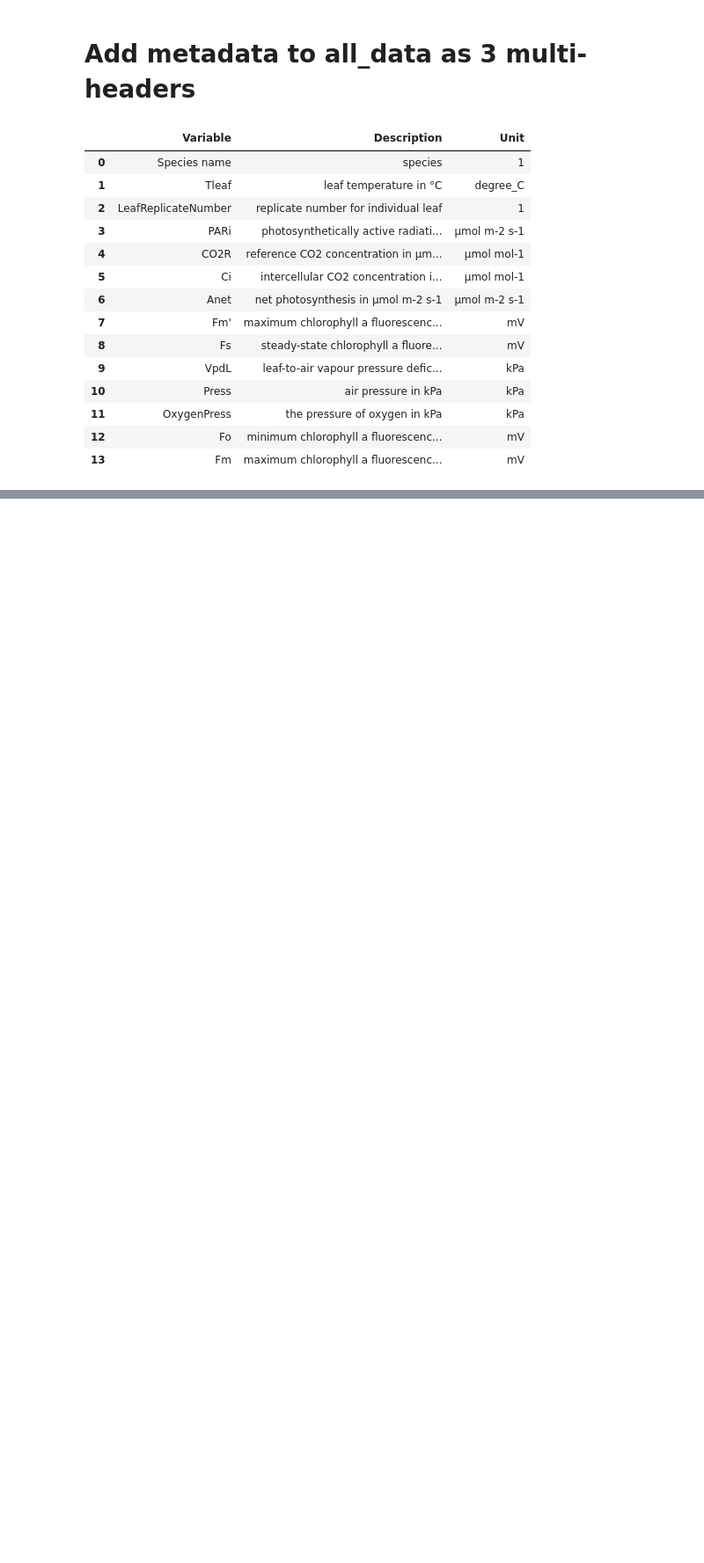
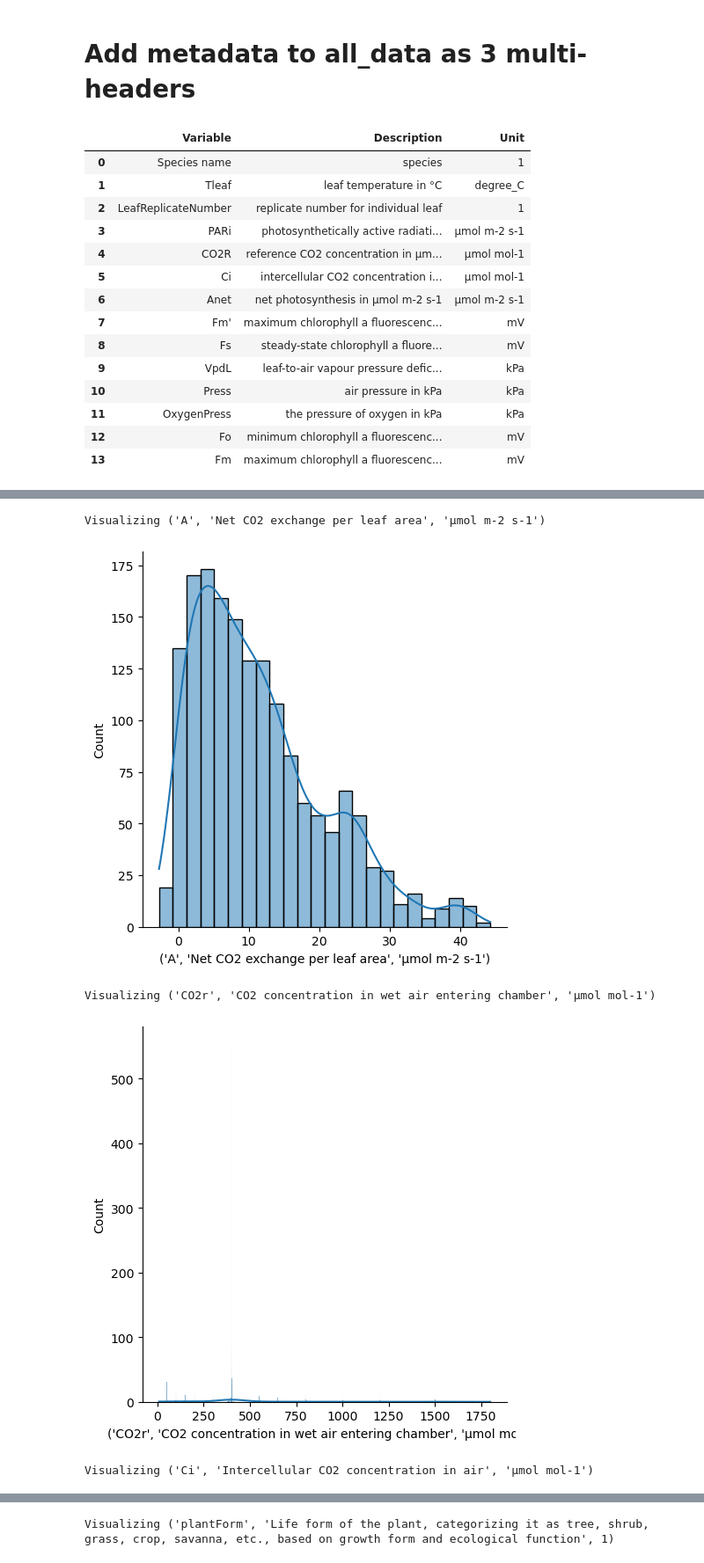
Before and after one commit to msteckle/leaf_gas_exchange_database, a Jupyter notebook: notebooks/han_2022.ipynb, the cells around one changed output, grey strips where cells are left out. Shown at 88% size. Drawn from its saved outputs; the diff is of its cells as text; code cells hidden in the pictures; blank space fills up the shorter version.

```diff
--- a/notebooks/han_2022.ipynb
+++ b/notebooks/han_2022.ipynb
@@ -300,0 +474,35 @@ data.to_csv('data/han_2022/han_2022_data.csv', index=False)
+# %%
+# fix species name issues I found using the code below:
+def fix_species_name(name):
+    """
+    Strip extra whitespace and, for specific species, add a trailing period.
+    """
+    name = name.strip()  # remove extra whitespace
+    corrections = {
+        "Liriodendron tulipifera L": "Liriodendron tulipifera L.",
+        "Quercus falcata Michx": "Quercus falcata Michx.",
+        "Quercus shumardii Buckl": "Quercus shumardii Buckl."
+    }
+    return corrections.get(name, name)
+
+# Create a new single-level species key in filtered_standard_data
+filtered_standard_data['species_key'] = filtered_standard_data[
+    ('species', 'Full species name and subspecies if applicable', 1)
+].apply(fix_species_name)
+
+# Create a new single-level species key in misc_cols
+misc_cols['species_key'] = misc_cols[
+    ('species', 'Full species name and subspecies if applicable', 1)
+].apply(fix_species_name)
+
+# Merge using the new species_key column with an indicator to track matches
+merged_df = filtered_standard_data.merge(
+    misc_cols,
+    on='species_key',
+    how='left',
+    indicator=True
+)
+
+# Identify rows in filtered_standard_data that did not have a match in misc_cols
+unmatched_species = merged_df[merged_df['_merge'] == 'left_only']
+unmatched_species['species_key'].unique()
@@ -300,0 +516,15 @@ data.to_csv('data/han_2022/han_2022_data.csv', index=False)
+# %%
+merged_df = merged_df.drop(columns=['species_key', '_merge', 'species_y'])
+merged_df = merged_df.rename(columns={'species_x':'species'})
+filtered_standard_data = merged_df.copy()
+# %%
+# Iterate over filtered_standard_data columns and visualize
+for col in filtered_standard_data.columns:
+    print(f"Visualizing {col}")
+    funcs.visualize_all_columns(filtered_standard_data[col])
+# %% [output]
+Visualizing ('A', 'Net CO2 exchange per leaf area', 'μmol m-2 s-1')
+[figure, added]
+Visualizing ('CO2r', 'CO2 concentration in wet air entering chamber', 'μmol mol-1')
+[figure, added]
+Visualizing ('Ci', 'Intercellular CO2 concentration in air', 'μmol mol-1')
@@ -300,0 +532 @@ data.to_csv('data/han_2022/han_2022_data.csv', index=False)
+Visualizing ('plantForm', 'Life form of the plant, categorizing it as tree, shrub, grass, crop, savanna, etc., based on growth form and ecological function', 1)
```
Also changed, not shown: parts of 87 cells of this notebook, 4 other files.
